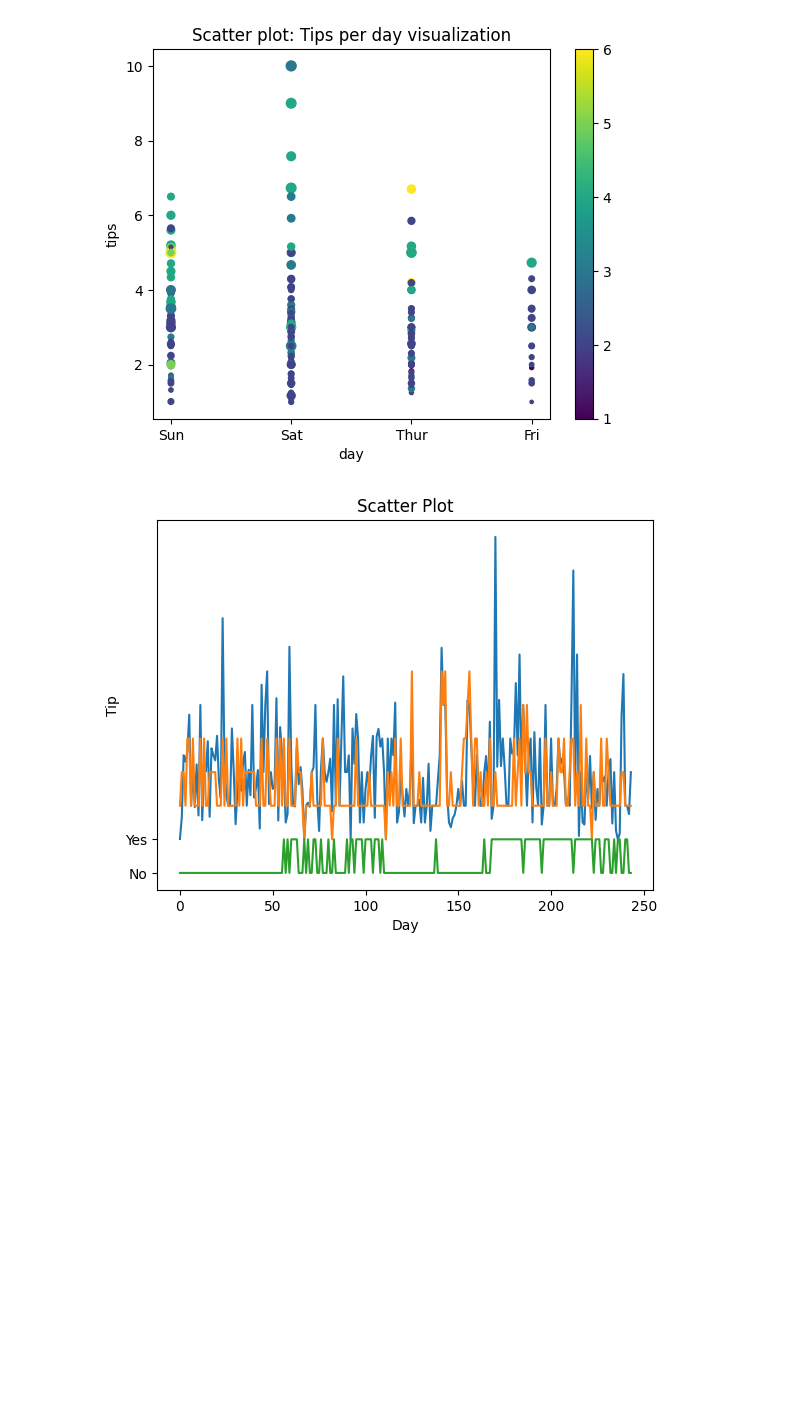
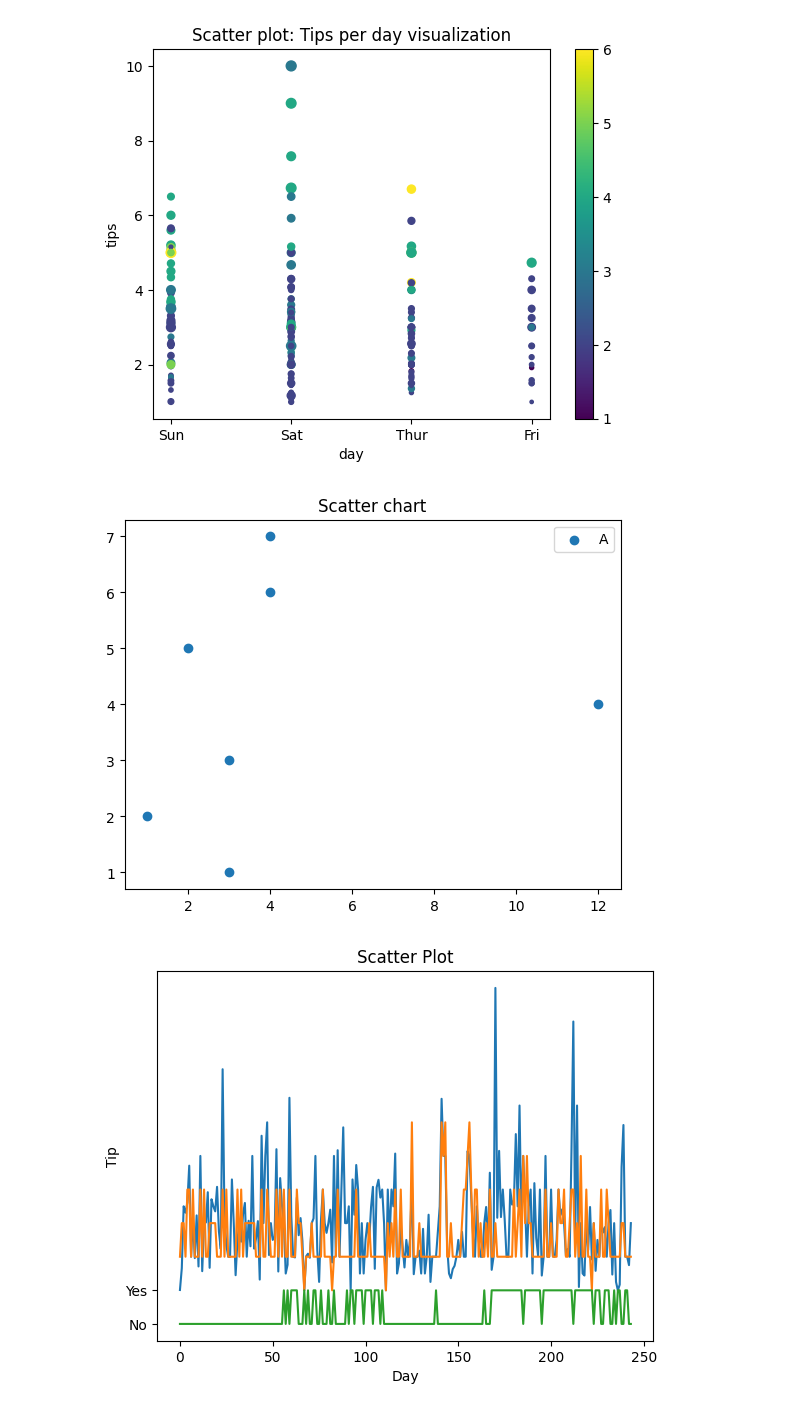
Before and after one commit to reema-dass26/Data_visualization_analysis, a Jupyter notebook: data analyis.ipynb, the cells around one changed output. Cells and saved outputs as stored; diff of their text form; code cells hidden in the pictures; blank space fills up the shorter version.

```diff
--- a/data analyis.ipynb
+++ b/data analyis.ipynb
@@ -53,6 +53,23 @@ plt.colorbar()
 plt.show()
 # %% [output]
 [figure]
+# %%
+import matplotlib.pyplot as plt
+# data to display on plots
+x = [3, 1, 3, 12, 2, 4, 4]
+y = [3, 2, 1, 4, 5, 6, 7]
+
+# This will plot a simple scatter chart
+plt.scatter(x, y)
+
+# Adding legend to the plot
+plt.legend("A")
+
+# Title to the plot
+plt.title("Scatter chart")
+plt.show()
+# %% [output]
+[figure, added]
 # %%
 import pandas as pd
 import matplotlib.pyplot as plt
```
Also changed, not shown: parts of 16 cells of this notebook.
